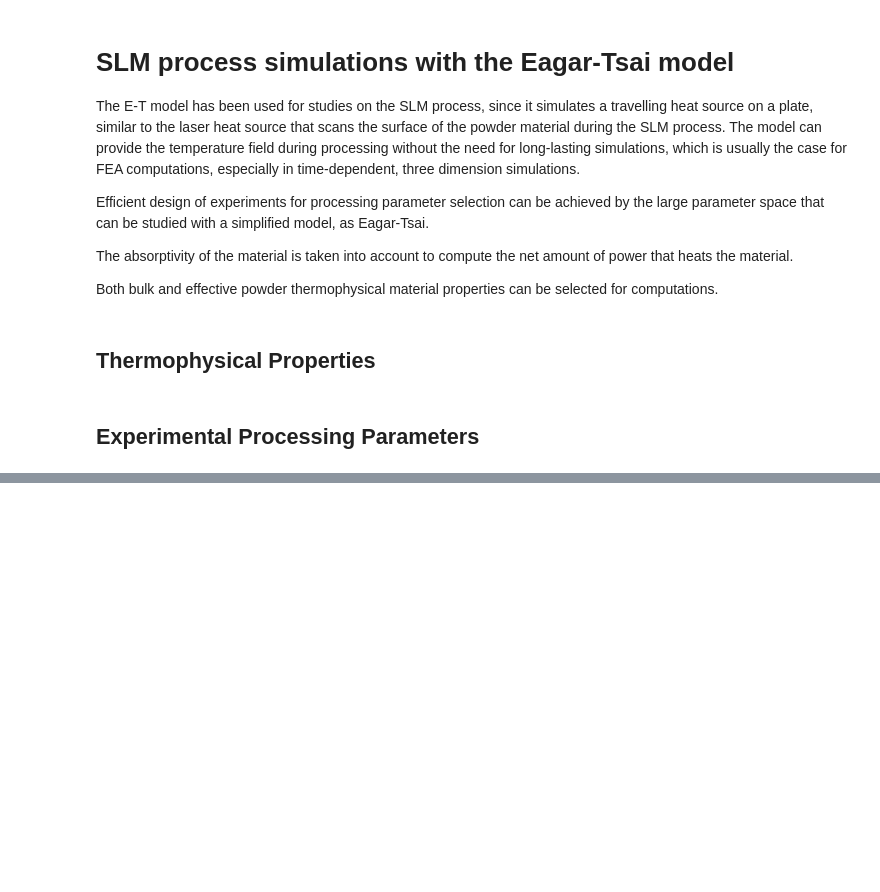
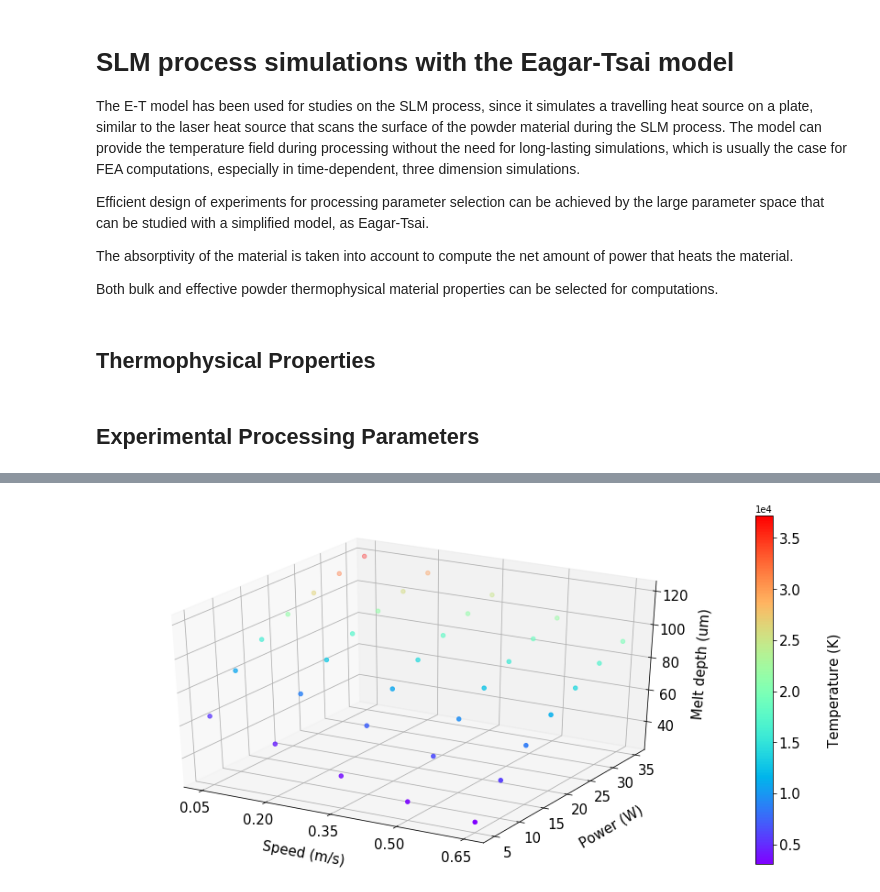
Before and after one commit to panorammix/ETModel_SLM, a Jupyter notebook: Eagar_Tsai_model_SLM.ipynb, the cells around one changed output, grey strips where cells are left out. Saved outputs shown, nothing was run; the diff lists cells and outputs as text; code cells hidden in the pictures; blank space fills up the shorter version.

```diff
--- a/Eagar_Tsai_model_SLM.ipynb
+++ b/Eagar_Tsai_model_SLM.ipynb
@@ -549,0 +368,7 @@ print ('Maximum quad errors',numpy.max(Error_depth_LB), numpy.max(Error_width_LB
+# %%
+trial = 'Trial4'
+Absor = 0.3
+powers = numpy.array ( [ 5, 10, 15, 20, 25, 30, 35])
+speeds = numpy.array ( [ 0.05, 0.2, 0.35, 0.5, 0.65 ] )
+print ('Powers to run (in W)', powers)
+print( 'Speeds to run (in m/s)', speeds)
@@ -549,0 +457,32 @@ print ('Maximum quad errors',numpy.max(Error_depth_LB), numpy.max(Error_width_LB
+# %%
+num_powers = numpy.shape(powers)[0]
+j = numpy.shape(speeds)[0]
+powers_list = numpy.ndarray.tolist(powers)
+res = [ele for ele in powers_list for i in range(j)]
+
+X2 = numpy.asarray(res)
+X1 = numpy.tile(speeds,num_powers)
+X3 = melt_depth.flatten()
+X4 = Tmax.flatten()
+# %%
+from mpl_toolkits.mplot3d import Axes3D
+from matplotlib import cm
+font = 15
+fig_scatter = pyplot.figure(figsize=(15,7))
+ax = pyplot.axes(projection='3d')
+img_test = ax.scatter(X1,X2,X3, c = X4, cmap = 'rainbow')
+colorbar = fig_scatter.colorbar(img_test )#, format = '%.0e');
+colorbar.formatter.set_powerlimits((0,0))
+ax.set_xlabel('Speed (m/s)', fontsize = font, labelpad = 20)
+ax.set_ylabel('Power (W)', fontsize = font, labelpad = 20)
+ax.set_zlabel('Melt depth (um)', fontsize =  font, labelpad = 10);
+ax.set_xticks(speeds) ; ax.set_yticks(powers)
+ax.zaxis.set_tick_params(labelsize=font)
+ax.xaxis.set_tick_params(labelsize = font)
+ax.yaxis.set_tick_params(labelsize = font)
+#ax.set_zticks(numpy.linspace(80,110,3))
+colorbar.set_label('Temperature (K)', fontsize = font , labelpad = 30)
+colorbar.ax.tick_params(labelsize = font)
+pyplot.savefig('3DScatter_'+trial+'.png')
+# %% [output]
+[figure, added]
```
Also changed, not shown: parts of 20 cells of this notebook.
